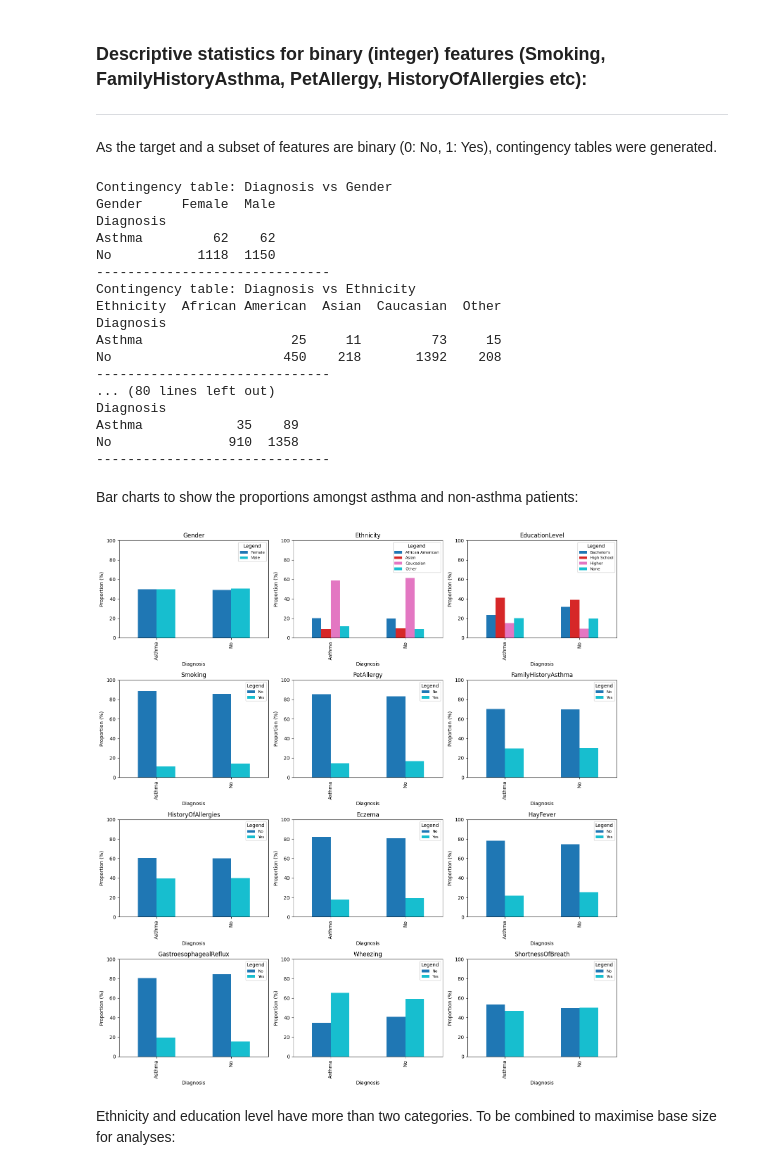
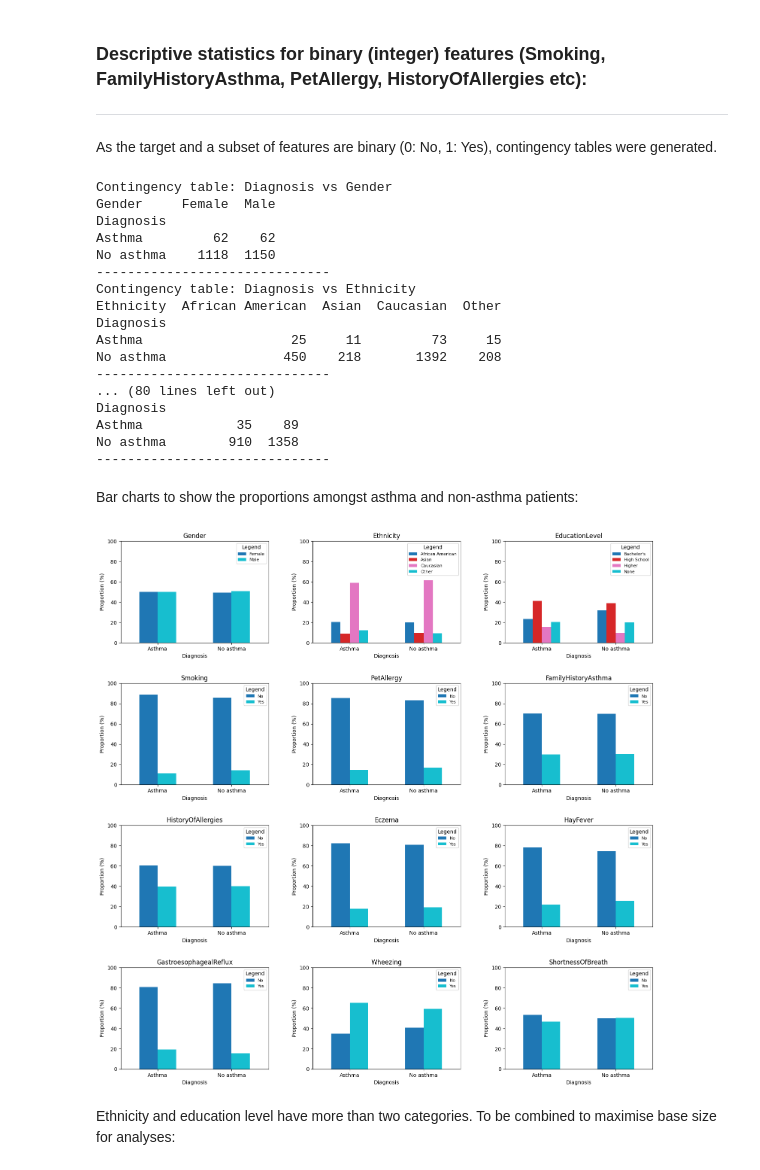
Before and after one commit to CodingLL25/AsthmaBurden, a Jupyter notebook: jupyter_notebooks/03_DataExploration.ipynb, the cells around one changed output. Cells and saved outputs as stored; diff of their text form; code cells hidden in the pictures.

```diff
--- a/jupyter_notebooks/03_DataExploration.ipynb
+++ b/jupyter_notebooks/03_DataExploration.ipynb
@@ -162,6 +162,8 @@ continuous_features = df.select_dtypes(include="float").columns.tolist()
 
 fig, axes = plt.subplots(4, 3, figsize=(15, 16))
 axes = axes.flatten()
+
+diagnosis_map = {0: "No asthma", 1: "Asthma"}
 
 for ax, feature in zip(axes, continuous_features):
     sns.violinplot(
@@ -176,6 +178,13 @@ for ax, feature in zip(axes, continuous_features):
     )
     ax.set_title(feature)
 
+    # Update x-axis labels to be descriptive
+    ax.set_xticks([0, 1])  # Ensure positions correspond to 0 and 1
+    ax.set_xticklabels([diagnosis_map[i] for i in [0, 1]])
+
 plt.tight_layout()
 plt.show()
+
+save_path = os.path.join("outputs/eda_images/", "violin_plots.png")
+fig.savefig(save_path, format="png", dpi=90)
 # %% [output]
@@ -204,7 +213,7 @@ encoding_maps = {
     "Coughing": {0: "No", 1: "Yes"},
     "NighttimeSymptoms": {0: "No", 1: "Yes"},
     "ExerciseInduced": {0: "No", 1: "Yes"},
-    "Diagnosis": {0: "No", 1: "Asthma"},
+    "Diagnosis": {0: "No asthma", 1: "Asthma"},
 
     # Multi-class categorical
     "Ethnicity": {
@@ -241,47 +250,52 @@ Contingency table: Diagnosis vs Gender
 Gender     Female  Male
 Diagnosis
 Asthma         62    62
-No           1118  1150
+No asthma    1118  1150
 ------------------------------
 Contingency table: Diagnosis vs Ethnicity
 Ethnicity  African American  Asian  Caucasian  Other
 Diagnosis
 Asthma                   25     11         73     15
-No                      450    218       1392    208
+No asthma               450    218       1392    208
 ------------------------------
 ... (80 lines left out)
 Diagnosis
 Asthma            35    89
-No               910  1358
+No asthma        910  1358
 ------------------------------
 # %% [markdown]
 Bar charts to show the proportions amongst asthma and non-asthma patients:
 # %%
 fig, axes = plt.subplots(4, 3, figsize=(15, 16))
 axes = axes.flatten()
 
 for ax, (feature, table) in zip(axes, contingency_tables.items()):
-    # Map the encoding
     if feature in encoding_maps:
         table = table.rename(columns=encoding_maps[feature])
 
-    # Convert counts to proportions
     proportion_table = table.div(table.sum(axis=1), axis=0) * 100
 
-    # Plot grouped bar chart
     proportion_table.plot(
         kind="bar", stacked=False, ax=ax, colormap="tab10", legend=True
     )
+
     ax.set_title(feature)
-
     ax.set_ylabel("Proportion (%)")
     ax.set_ylim(0, 100)
     ax.legend(title="Legend", fontsize=8)
 
+    # Rotate x-axis labels to horizontal
+    ax.set_xticklabels(ax.get_xticklabels(), rotation=0, ha='center')
+
+
 plt.tight_layout()
+plt.subplots_adjust(bottom=0.1, wspace=0.3, hspace=0.4)
 plt.show()
+
+save_path = os.path.join("outputs/eda_images/", "boxplots.png")
+fig.savefig(save_path, format="png", dpi=100)
 # %% [output]
-[figure, old version]
+[figure, new version]
 # %% [markdown]
 Ethnicity and education level have more than two categories. To be combined to maximise base size for analyses:
 # %%
```
Also changed, not shown: parts of 3 cells of this notebook.
